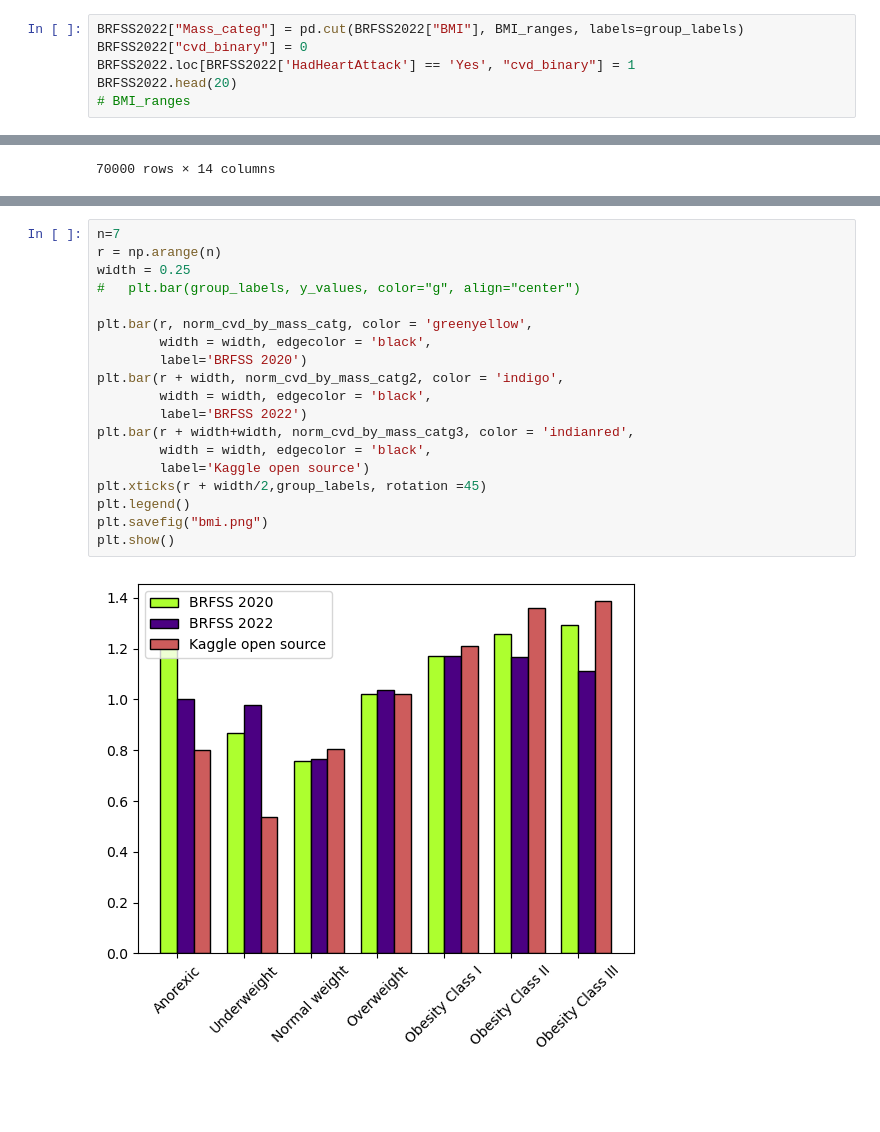
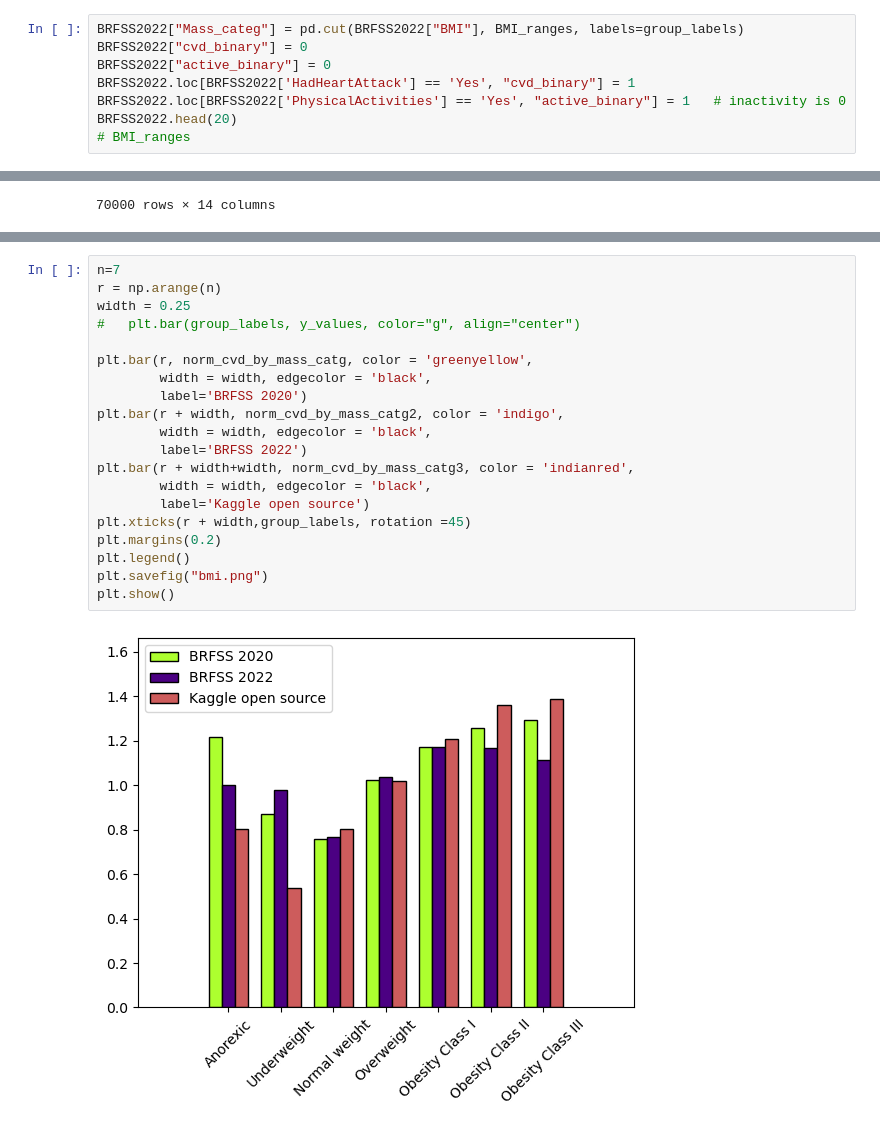
Before and after one commit to MattRind/heart_disease_proj1_CJRV, a Jupyter notebook: CDC_info.ipynb, the cells around one changed output, grey strips where cells are left out. Drawn from its saved outputs; the diff is of its cells as text; blank space fills up the shorter version.

```diff
--- a/CDC_info.ipynb
+++ b/CDC_info.ipynb
@@ -160,7 +163,9 @@ BRFSS2022
 # %%
 BRFSS2022["Mass_categ"] = pd.cut(BRFSS2022["BMI"], BMI_ranges, labels=group_labels)
 BRFSS2022["cvd_binary"] = 0
+BRFSS2022["active_binary"] = 0
 BRFSS2022.loc[BRFSS2022['HadHeartAttack'] == 'Yes', "cvd_binary"] = 1
+BRFSS2022.loc[BRFSS2022['PhysicalActivities'] == 'Yes', "active_binary"] = 1   # inactivity is 0
 BRFSS2022.head(20)
 # BMI_ranges
 # %% [output]
@@ -260,21 +269,22 @@ Name: target, dtype: float64
 # %%
 n=7
 r = np.arange(n)
 width = 0.25
 #   plt.bar(group_labels, y_values, color="g", align="center")
 
 plt.bar(r, norm_cvd_by_mass_catg, color = 'greenyellow',
         width = width, edgecolor = 'black',
         label='BRFSS 2020')
 plt.bar(r + width, norm_cvd_by_mass_catg2, color = 'indigo',
         width = width, edgecolor = 'black',
         label='BRFSS 2022')
 plt.bar(r + width+width, norm_cvd_by_mass_catg3, color = 'indianred',
         width = width, edgecolor = 'black',
         label='Kaggle open source')
-plt.xticks(r + width/2,group_labels, rotation =45)
+plt.xticks(r + width,group_labels, rotation =45)
+plt.margins(0.2)
 plt.legend()
 plt.savefig("bmi.png")
 plt.show()
 # %% [output]
-[figure, old version]
+[figure, new version]
```
Also changed, not shown: parts of 11 cells of this notebook.
